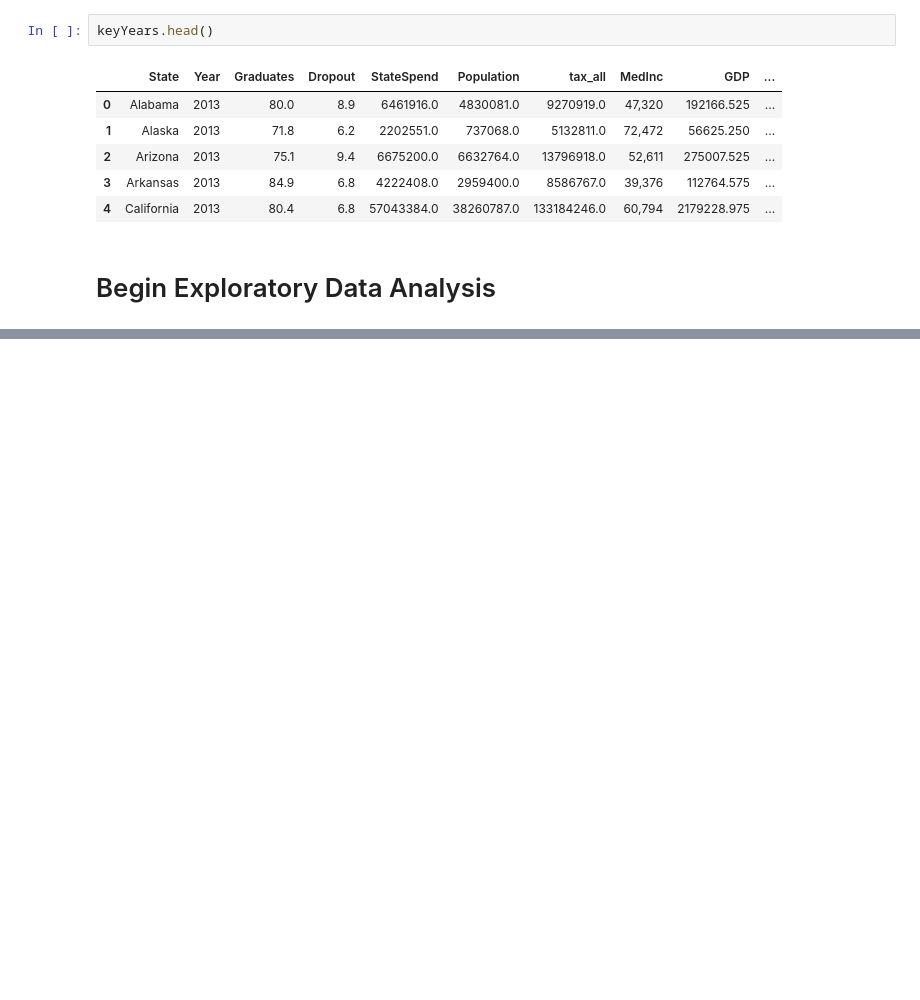
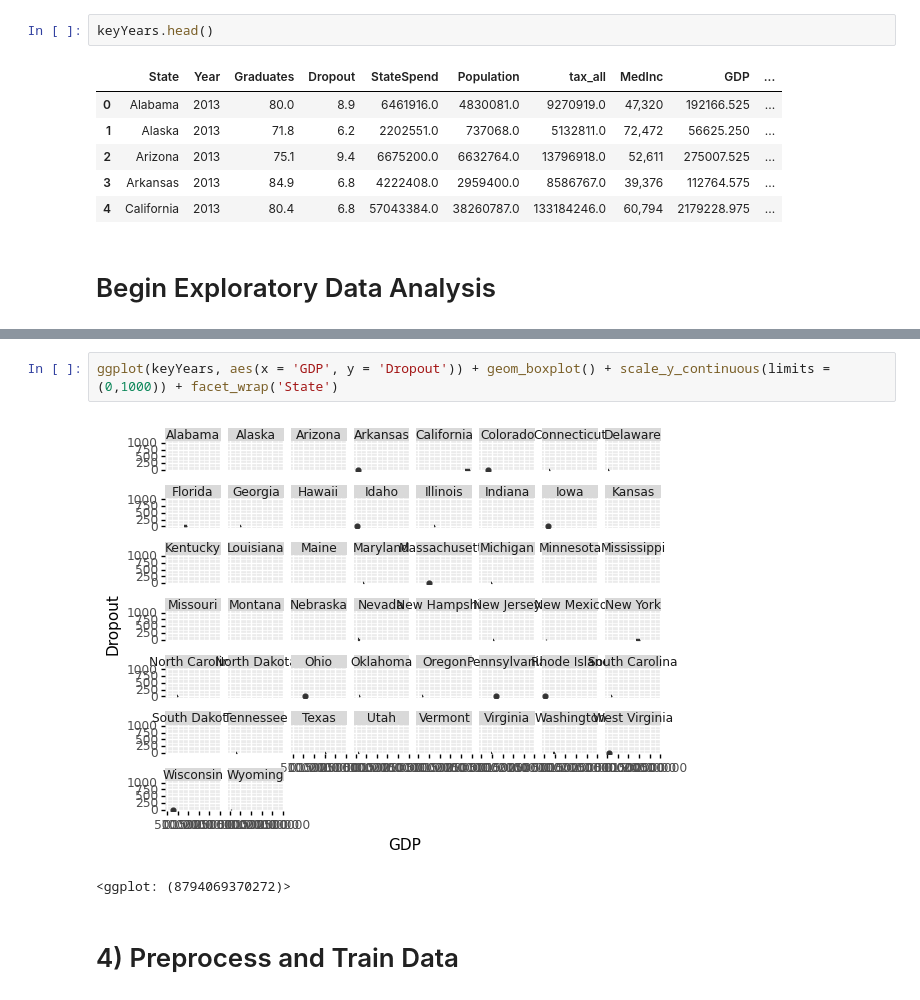
Before and after one commit to shayleelaura/Independent_Capstone, a Jupyter notebook: State Student Spending Case Study.ipynb, the cells around one changed output, grey strips where cells are left out. Saved outputs shown, nothing was run; the diff lists cells and outputs as text; blank space fills up the shorter version.

```diff
--- a/State Student Spending Case Study.ipynb
+++ b/State Student Spending Case Study.ipynb
@@ -663,0 +718,7 @@ keyYears.head()
+# %%
+ggplot(keyYears, aes(x = 'GDP', y = 'Dropout')) + geom_boxplot() + scale_y_continuous(limits = (0,1000)) + facet_wrap('State')
+# %% [output]
+[figure, added]
+<ggplot: (8794069370272)>
+# %% [markdown]
+# 4) Preprocess and Train Data
```
Also changed, not shown: parts of 12 cells of this notebook.
